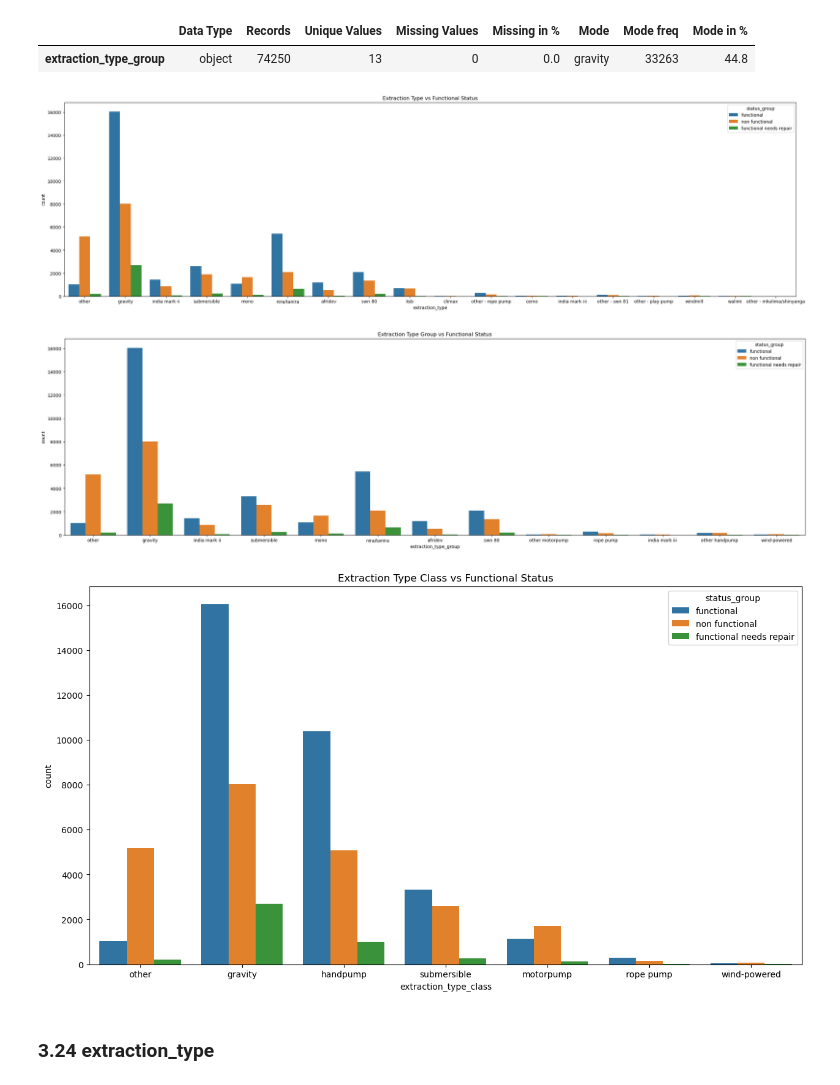
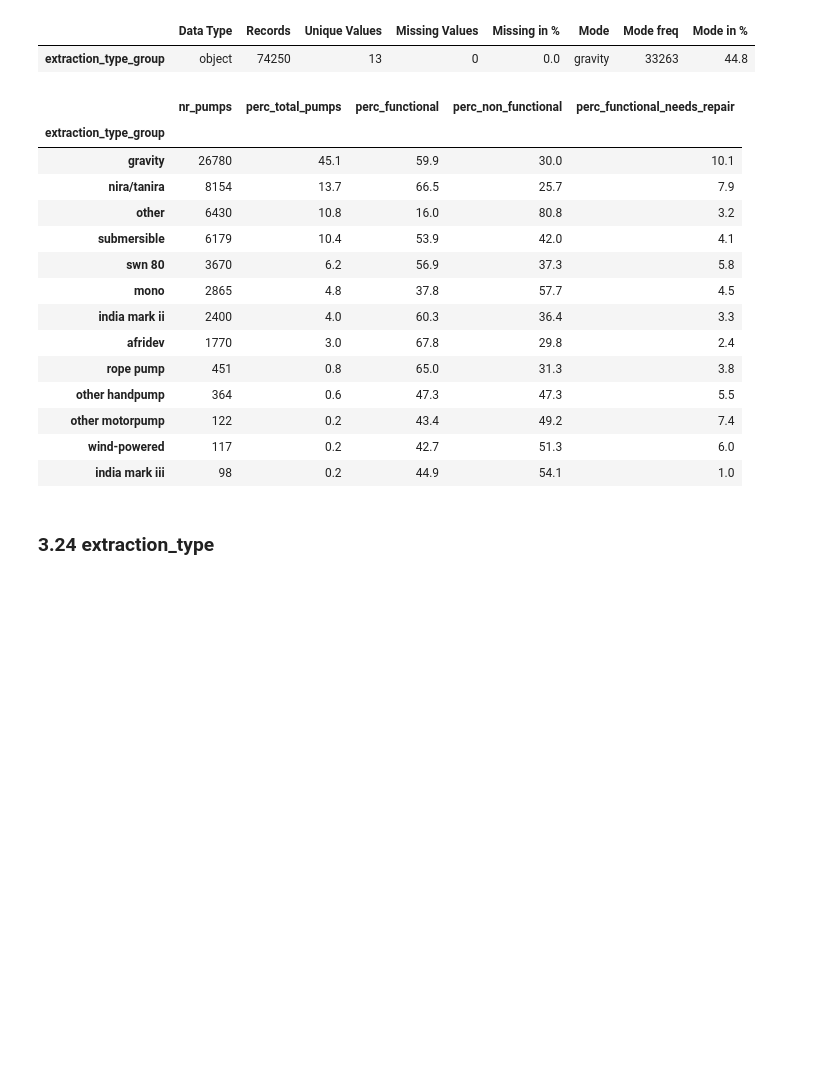
Before and after one commit to ryanlui16055/Water-Pump-Prediction, a Jupyter notebook: code/main modify.ipynb, the cells around one changed output. Saved outputs shown, nothing was run; the diff lists cells and outputs as text; code cells hidden in the pictures; blank space fills up the shorter version.

```diff
--- a/code/main modify.ipynb
+++ b/code/main modify.ipynb
@@ -1101,25 +1131,3 @@ cat_analysis.loc[['extraction_type_group']]
 # %% [output]
 |  | Data Type | Records | Unique Values | Missing Values | Missing in % | Mode | Mode freq | Mode in % |
 | extraction_type_group | object | 74250 | 13 | 0 | 0.0 | gravity | 33263 | 44.8 |
-# %%
-# Visualize extraction type vs status_group
-plt.figure(figsize=(30,8))
-sns.countplot(x='extraction_type', hue='status_group', data=All_data)
-plt.title('Extraction Type vs Functional Status')
-plt.show()
-
-# Visualize extraction_type_group vs status_group
-plt.figure(figsize=(30,8))
-sns.countplot(x='extraction_type_group', hue='status_group', data=All_data)
-plt.title('Extraction Type Group vs Functional Status')
-plt.show()
-
-# Visualize extraction type class vs status_group
-plt.figure(figsize=(15,8))
-sns.countplot(x='extraction_type_class', hue='status_group', data=All_data)
-plt.title('Extraction Type Class vs Functional Status')
-plt.show()
-# %% [output]
-[figure, removed]
-[figure, removed]
-[figure, removed]
@@ -1128,3 +1134,24 @@ All_data = All_data.drop(['extraction_type_group'], axis=1)
+# %%
+# Check the distribution of status group for extraction type group
+ext_type_group = distribution_checker(All_data, 'extraction_type_group')
+ext_type_group = ext_type_group.sort_values('nr_pumps', ascending=False)
+ext_type_group.head(13)
+# %% [output]
+|  | nr_pumps | perc_total_pumps | perc_functional | perc_non_functional | perc_functional_needs_repair |
+| extraction_type_group |  |  |  |  |  |
+| gravity | 26780 | 45.1 | 59.9 | 30.0 | 10.1 |
+| nira/tanira | 8154 | 13.7 | 66.5 | 25.7 | 7.9 |
+| other | 6430 | 10.8 | 16.0 | 80.8 | 3.2 |
+| submersible | 6179 | 10.4 | 53.9 | 42.0 | 4.1 |
+| swn 80 | 3670 | 6.2 | 56.9 | 37.3 | 5.8 |
+| mono | 2865 | 4.8 | 37.8 | 57.7 | 4.5 |
+| india mark ii | 2400 | 4.0 | 60.3 | 36.4 | 3.3 |
+| afridev | 1770 | 3.0 | 67.8 | 29.8 | 2.4 |
+| rope pump | 451 | 0.8 | 65.0 | 31.3 | 3.8 |
+| other handpump | 364 | 0.6 | 47.3 | 47.3 | 5.5 |
+| other motorpump | 122 | 0.2 | 43.4 | 49.2 | 7.4 |
+| wind-powered | 117 | 0.2 | 42.7 | 51.3 | 6.0 |
+| india mark iii | 98 | 0.2 | 44.9 | 54.1 | 1.0 |
 # %% [markdown]
 ### 3.24 extraction_type
 # %%
```
Also changed, not shown: parts of 41 cells of this notebook.
